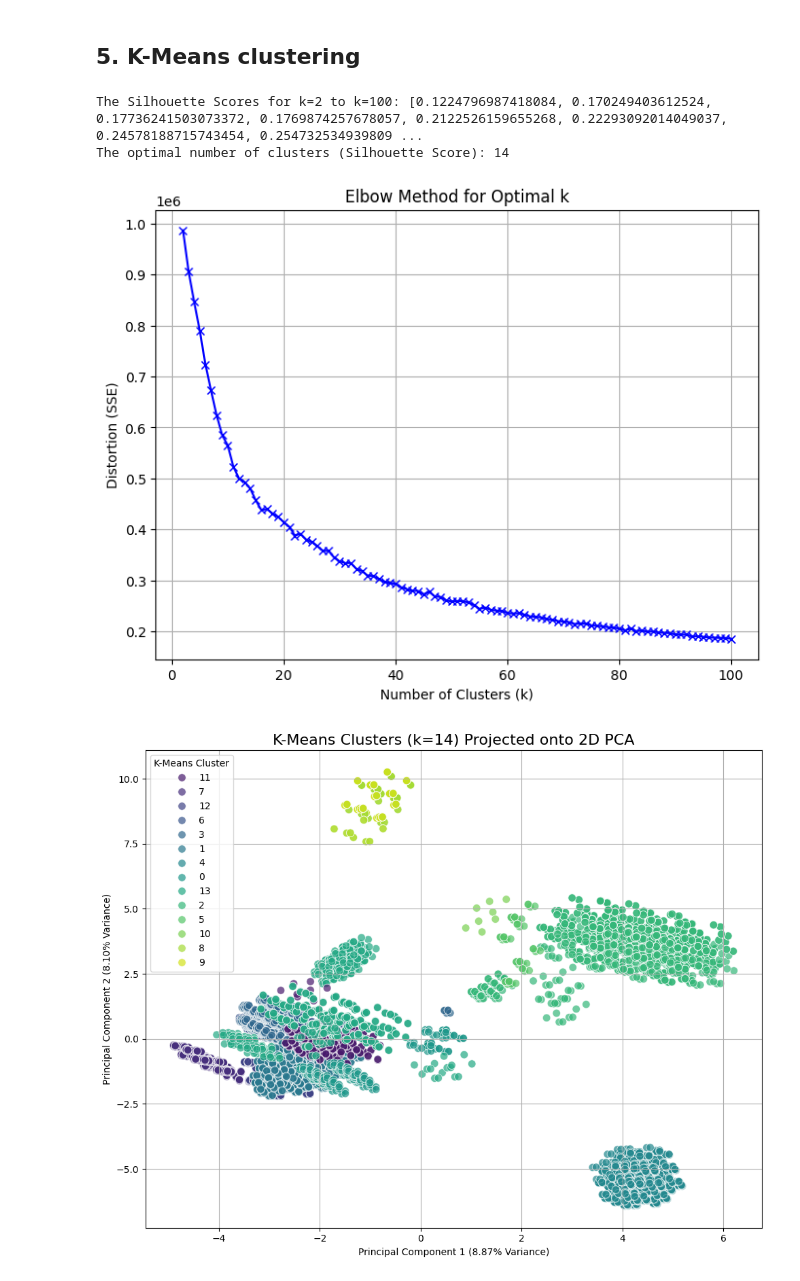
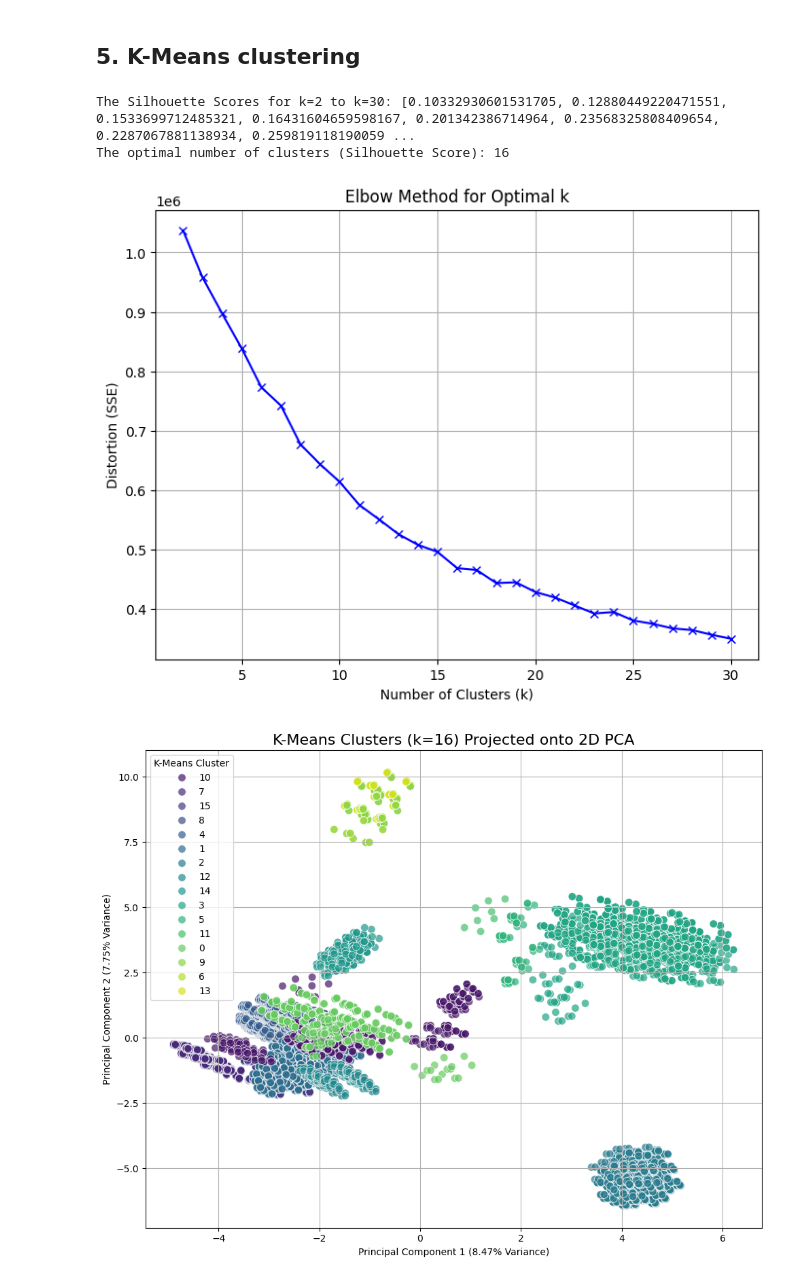
Before and after one commit to Bootcamp-IA-P5/proyecto8-oscar-rodriguez, a Jupyter notebook: mushrooms.ipynb, the cells around one changed output. Cells and saved outputs as stored; diff of their text form; code cells hidden in the pictures.

```diff
--- a/mushrooms.ipynb
+++ b/mushrooms.ipynb
@@ -389,9 +469,9 @@ from sklearn.cluster import KMeans
 from sklearn.metrics import silhouette_score
 
 
-def k_means(df, target, iterations):
-    X = df.drop(columns=[target])
-    y = df[target]
+def k_means(df_temp, target, iterations):
+    X = df_temp.drop(columns=[target])
+    y = df_temp[target]
 
     one_hot_encoder = OneHotEncoder(handle_unknown='ignore', sparse_output=False)
     X_encoded = one_hot_encoder.fit_transform(X)
@@ -429,7 +509,7 @@ def k_means(df, target, iterations):
     # K-Means Clustering
     kmeans = KMeans(n_clusters=n_clusters, random_state=42, n_init=10)
     kmeans.fit(X_scaled)
-    df['KMeans_Cluster'] = kmeans.labels_
+    df_temp['KMeans_Cluster'] = kmeans.labels_
 
     # Dimensionality Reduction for Visualization (PCA)
     pca = PCA(n_components=n_clusters)
@@ -438,42 +518,43 @@ def k_means(df, target, iterations):
     for i in range(1, n_clusters + 1):
         columns.append(f"PC{i}")
     pca_df = pd.DataFrame(data=principal_components, columns=columns)
-    pca_df['KMeans_Cluster'] = df['KMeans_Cluster'].astype(str)
+    pca_df['KMeans_Cluster'] = df_temp['KMeans_Cluster'].astype(str)
     pca_df['True_Class'] = y # Include true class for comparison
 
     # Visualization of K-Means Clusters
     plt.figure(figsize=(10, 8))
     sns.scatterplot(
         x='PC1',
         y='PC2',
         hue='KMeans_Cluster',
         data=pca_df,
         palette='viridis',
         s=70,
         alpha=0.7
     )
 
     explained_variance = pca.explained_variance_ratio_
     plt.title(f'K-Means Clusters (k={n_clusters}) Projected onto 2D PCA', fontsize=16)
     plt.xlabel(f'Principal Component 1 ({explained_variance[0]*100:.2f}% Variance)')
     plt.ylabel(f'Principal Component 2 ({explained_variance[1]*100:.2f}% Variance)')
     plt.legend(title='K-Means Cluster')
     plt.grid(True)
     plt.tight_layout()
     plt.show() # In a local environment
     # plt.savefig('kmeans_pca_cluster_plot.png')
 
     # Cluster Purity Check
-    contingency_table = pd.crosstab(y, df['KMeans_Cluster'])
+    contingency_table = pd.crosstab(y, df_temp['KMeans_Cluster'])
     print("\nContingency Table (True Class vs. K-Means Cluster):\n", contingency_table)
 
     cluster_purity = np.sum(np.max(contingency_table.values, axis=0)) / contingency_table.values.sum()
     print(f"\nOverall K-Means Cluster Purity (compared to True Class): {cluster_purity:.4f}")
+    df_temp.drop(columns=['KMeans_Cluster'])
 
-k_means(df, 'edible', 100)
+k_means(df, 'edible', 30)
 # %% [output]
-The Silhouette Scores for k=2 to k=100: [0.1224796987418084, 0.170249403612524, 0.17736241503073372, 0.1769874257678057, 0.2122526159655268, 0.22293092014049037, 0.24578188715743454, 0.254732534939809 ...
-The optimal number of clusters (Silhouette Score): 14
+The Silhouette Scores for k=2 to k=30: [0.10332930601531705, 0.12880449220471551, 0.1533699712485321, 0.16431604659598167, 0.201342386714964, 0.23568325808409654, 0.2287067881138934, 0.259819118190059 ...
+The optimal number of clusters (Silhouette Score): 16
-[figure, old version]
+[figure, new version]
-[figure, old version]
+[figure, new version]
 Contingency Table (True Class vs. K-Means Cluster):
```
Also changed, not shown: parts of 6 cells of this notebook.
